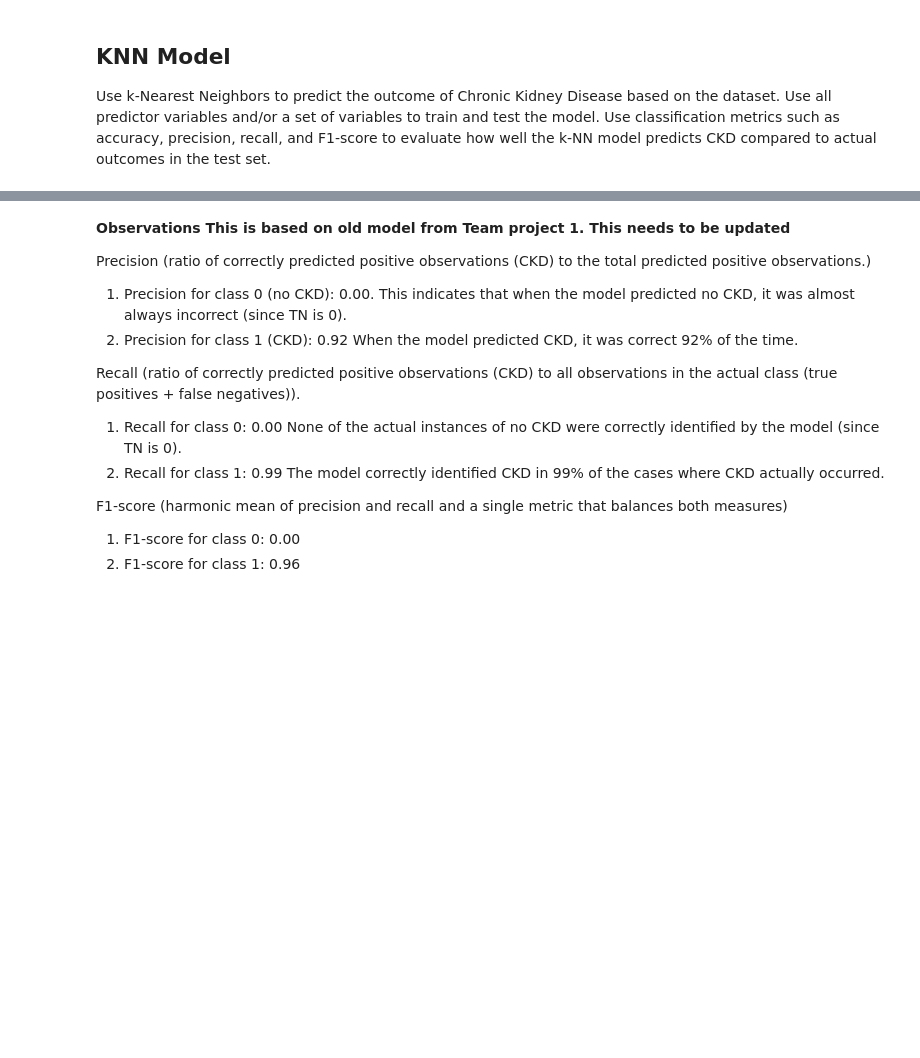
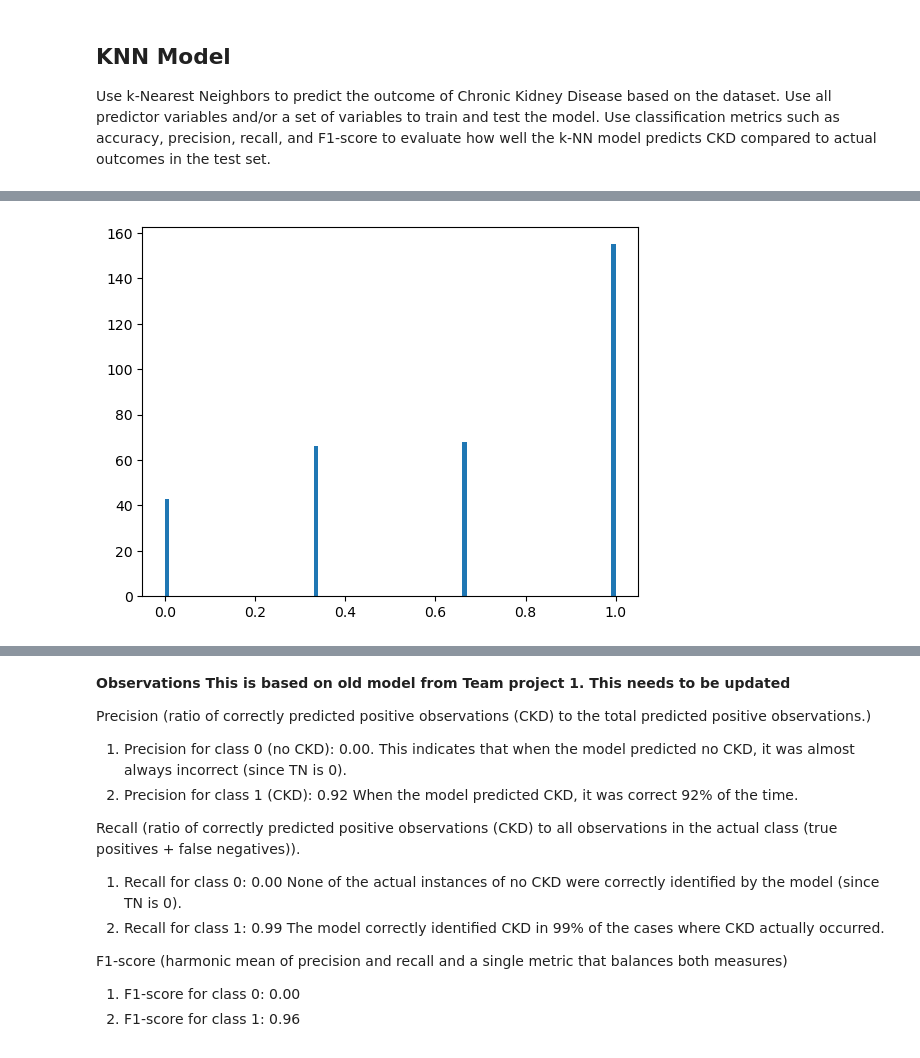
Before and after one commit to anjali-deshpande-hub/chronic_kidney_disease, a Jupyter notebook: src/CKD.ipynb, the cells around one changed output, grey strips where cells are left out. Drawn from its saved outputs; the diff is of its cells as text; code cells hidden in the pictures; blank space fills up the shorter version.

```diff
--- a/src/CKD.ipynb
+++ b/src/CKD.ipynb
@@ -1064,0 +1316,4 @@ Pipeline(steps=[('preprocessing',
+# %%
+plot_predicted_probabilities_histogram(best_knn_pipeline, X_test)
+# %% [output]
+[figure, added]
```
Also changed, not shown: parts of 28 cells of this notebook.
